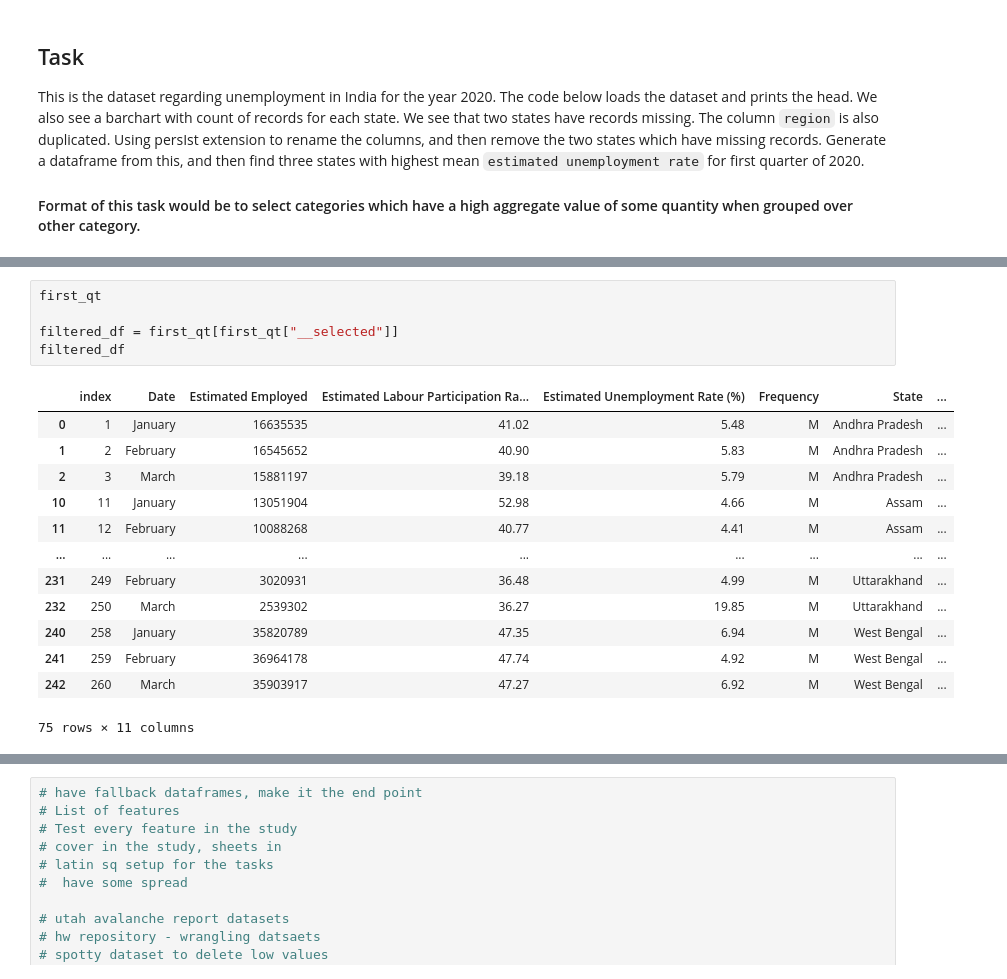
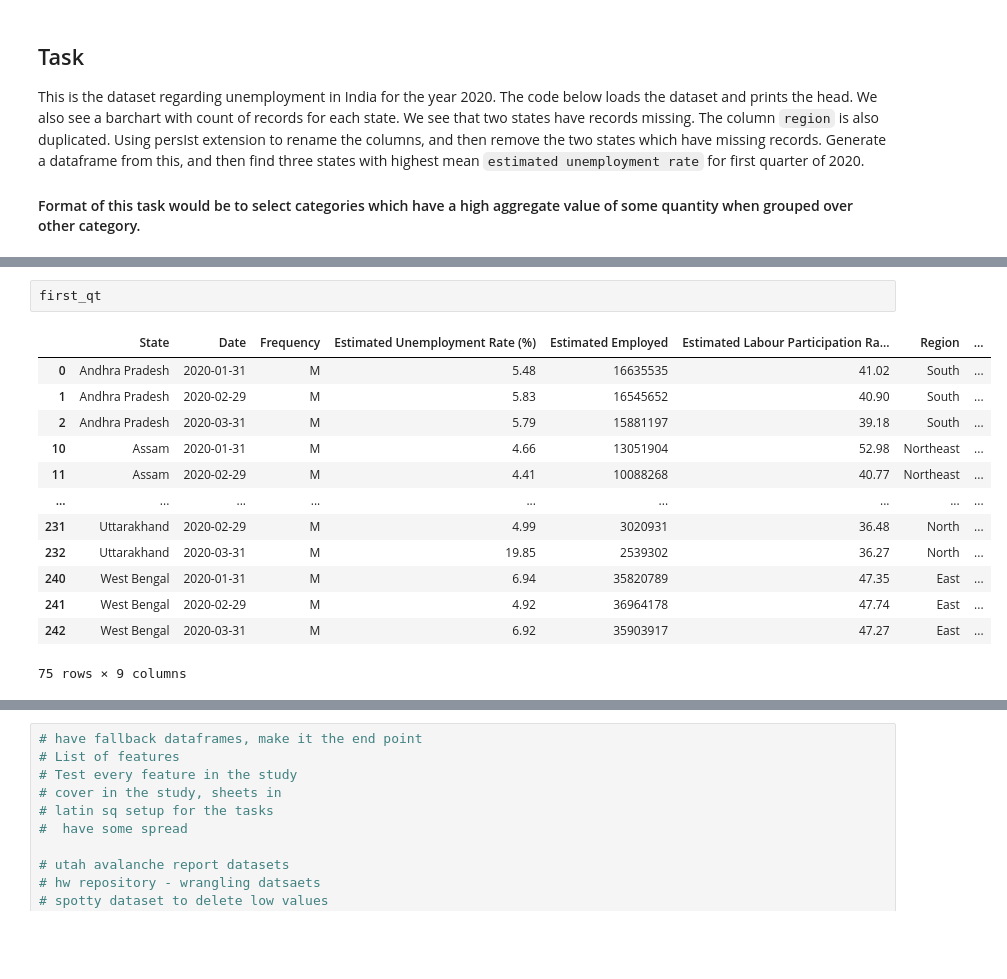
Before and after one commit to visdesignlab/persist, a Jupyter notebook: examples/notebooks/unemployment_india_2020/unemployment_india_covid.ipynb, the cells around one changed output, grey strips where cells are left out. Cells and saved outputs as stored; diff of their text form; blank space fills up the shorter version.

```diff
--- a/examples/notebooks/unemployment_india_2020/unemployment_india_covid.ipynb
+++ b/examples/notebooks/unemployment_india_2020/unemployment_india_covid.ipynb
@@ -86,21 +111,18 @@ for the frontend that you are using. For more information, see
 https://altair-viz.github.io/user_guide/display_frontends.html#troubleshooting
 # %%
 first_qt
-
-filtered_df = first_qt[first_qt["__selected"]]
-filtered_df
 # %% [output]
-|  | index | Date | Estimated Employed | Estimated Labour Participation Ra... | Estimated Unemployment Rate (%) | Frequency | State | ... |
-| 0 | 1 | January | 16635535 | 41.02 | 5.48 | M | Andhra Pradesh | ... |
-| 1 | 2 | February | 16545652 | 40.90 | 5.83 | M | Andhra Pradesh | ... |
-| 2 | 3 | March | 15881197 | 39.18 | 5.79 | M | Andhra Pradesh | ... |
-| 10 | 11 | January | 13051904 | 52.98 | 4.66 | M | Assam | ... |
-| 11 | 12 | February | 10088268 | 40.77 | 4.41 | M | Assam | ... |
+|  | State | Date | Frequency | Estimated Unemployment Rate (%) | Estimated Employed | Estimated Labour Participation Ra... | Region | ... |
+| 0 | Andhra Pradesh | 2020-01-31 | M | 5.48 | 16635535 | 41.02 | South | ... |
+| 1 | Andhra Pradesh | 2020-02-29 | M | 5.83 | 16545652 | 40.90 | South | ... |
+| 2 | Andhra Pradesh | 2020-03-31 | M | 5.79 | 15881197 | 39.18 | South | ... |
+| 10 | Assam | 2020-01-31 | M | 4.66 | 13051904 | 52.98 | Northeast | ... |
+| 11 | Assam | 2020-02-29 | M | 4.41 | 10088268 | 40.77 | Northeast | ... |
 | ... | ... | ... | ... | ... | ... | ... | ... | ... |
-| 231 | 249 | February | 3020931 | 36.48 | 4.99 | M | Uttarakhand | ... |
-| 232 | 250 | March | 2539302 | 36.27 | 19.85 | M | Uttarakhand | ... |
-| 240 | 258 | January | 35820789 | 47.35 | 6.94 | M | West Bengal | ... |
-| 241 | 259 | February | 36964178 | 47.74 | 4.92 | M | West Bengal | ... |
-| 242 | 260 | March | 35903917 | 47.27 | 6.92 | M | West Bengal | ... |
+| 231 | Uttarakhand | 2020-02-29 | M | 4.99 | 3020931 | 36.48 | North | ... |
+| 232 | Uttarakhand | 2020-03-31 | M | 19.85 | 2539302 | 36.27 | North | ... |
+| 240 | West Bengal | 2020-01-31 | M | 6.94 | 35820789 | 47.35 | East | ... |
+| 241 | West Bengal | 2020-02-29 | M | 4.92 | 36964178 | 47.74 | East | ... |
+| 242 | West Bengal | 2020-03-31 | M | 6.92 | 35903917 | 47.27 | East | ... |
-75 rows × 11 columns
+75 rows × 9 columns
 # %%
```
Also changed, not shown: parts of 17 cells of this notebook, 4 other files.
